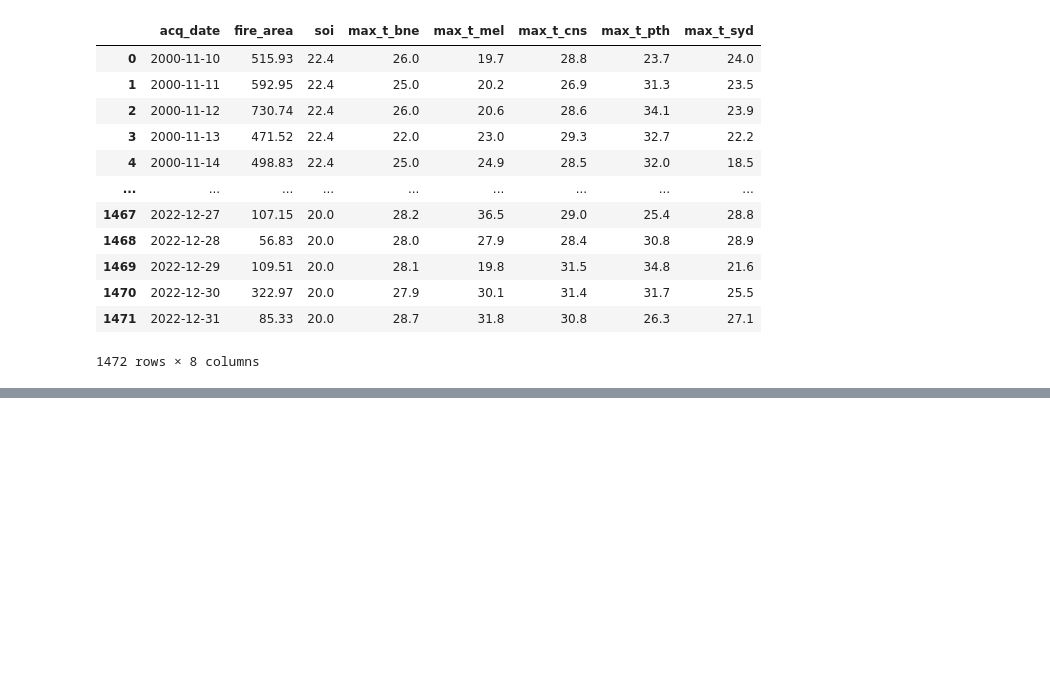
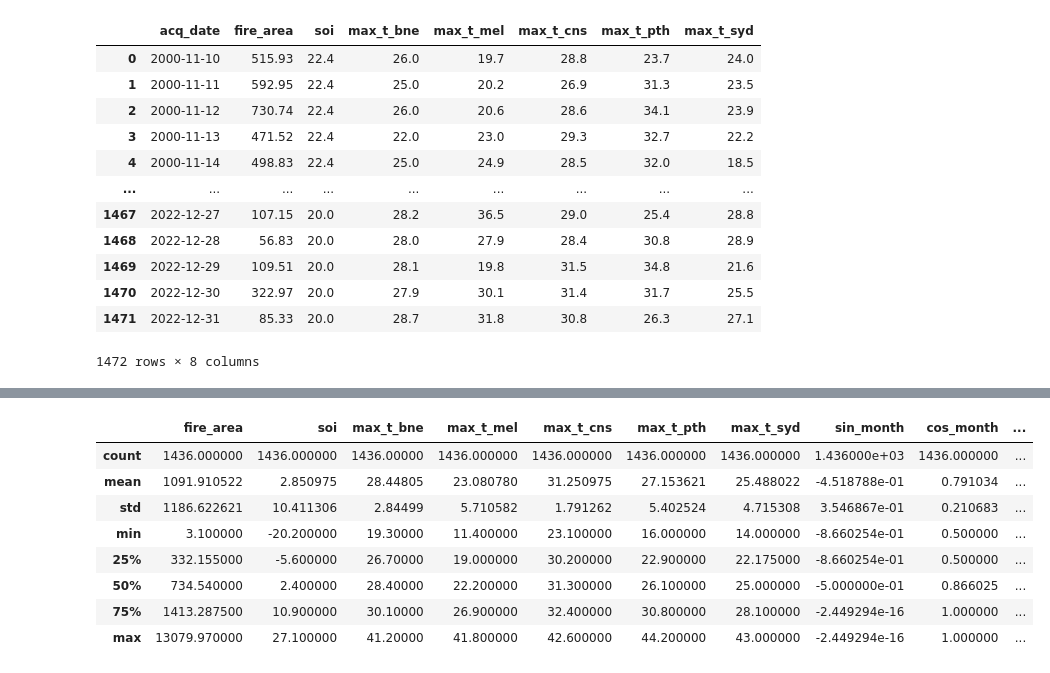
Before and after one commit to jtpotato/firetrace, a Jupyter notebook: src/processing.ipynb, the cells around one changed output, grey strips where cells are left out. Drawn from its saved outputs; the diff is of its cells as text; code cells hidden in the pictures; blank space fills up the shorter version.

```diff
--- a/src/processing.ipynb
+++ b/src/processing.ipynb
@@ -198,0 +248,15 @@ add_weather.to_csv("../../data/gen_2/processed/with_fire_area_and_soi_and_weathe
+# %%
+# Drop blank
+add_year_df = add_year_df.dropna()
+# %%
+add_year_df.describe()
+# %% [output]
+|  | fire_area | soi | max_t_bne | max_t_mel | max_t_cns | max_t_pth | max_t_syd | sin_month | cos_month | ... |
+| count | 1436.000000 | 1436.000000 | 1436.00000 | 1436.000000 | 1436.000000 | 1436.000000 | 1436.000000 | 1.436000e+03 | 1436.000000 | ... |
+| mean | 1091.910522 | 2.850975 | 28.44805 | 23.080780 | 31.250975 | 27.153621 | 25.488022 | -4.518788e-01 | 0.791034 | ... |
+| std | 1186.622621 | 10.411306 | 2.84499 | 5.710582 | 1.791262 | 5.402524 | 4.715308 | 3.546867e-01 | 0.210683 | ... |
+| min | 3.100000 | -20.200000 | 19.30000 | 11.400000 | 23.100000 | 16.000000 | 14.000000 | -8.660254e-01 | 0.500000 | ... |
+| 25% | 332.155000 | -5.600000 | 26.70000 | 19.000000 | 30.200000 | 22.900000 | 22.175000 | -8.660254e-01 | 0.500000 | ... |
+| 50% | 734.540000 | 2.400000 | 28.40000 | 22.200000 | 31.300000 | 26.100000 | 25.000000 | -5.000000e-01 | 0.866025 | ... |
+| 75% | 1413.287500 | 10.900000 | 30.10000 | 26.900000 | 32.400000 | 30.800000 | 28.100000 | -2.449294e-16 | 1.000000 | ... |
+| max | 13079.970000 | 27.100000 | 41.20000 | 41.800000 | 42.600000 | 44.200000 | 43.000000 | -2.449294e-16 | 1.000000 | ... |
```
Also changed, not shown: parts of 8 cells of this notebook, 10 other files.
